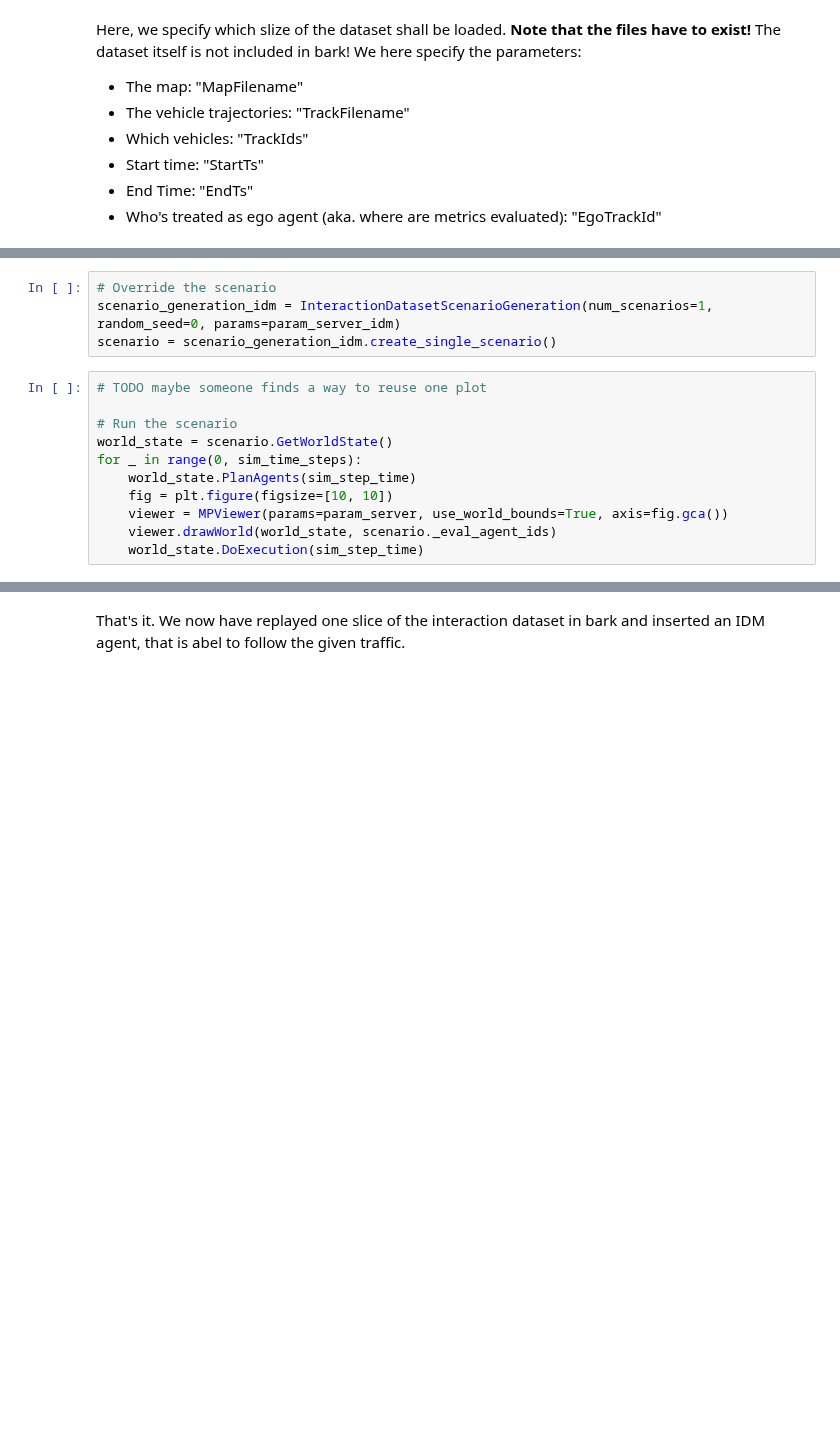
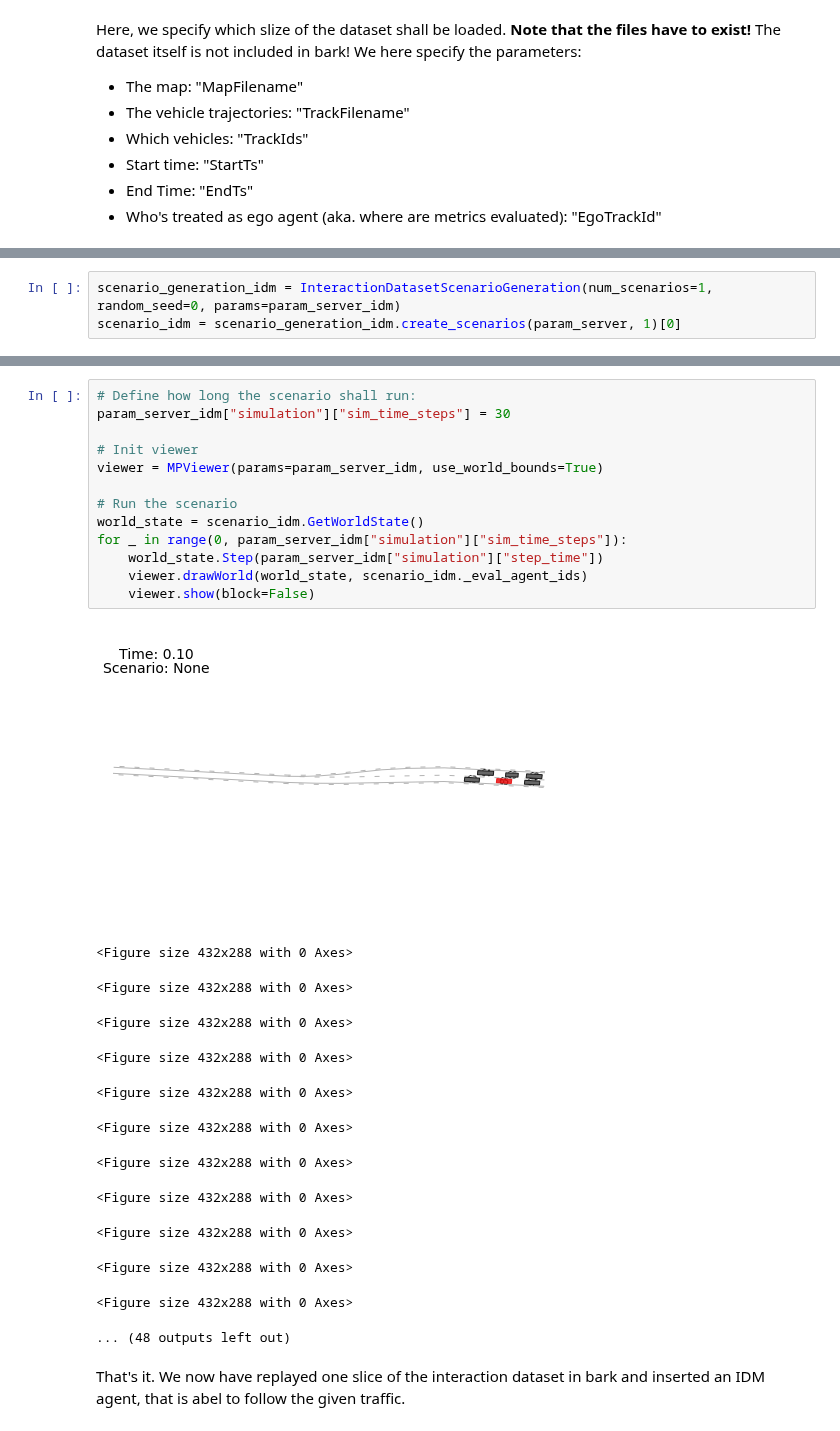
Before and after one commit to bark-simulator/bark, a Jupyter notebook: docs/tutorials/04_interaction_dataset.ipynb, the cells around one changed output, grey strips where cells are left out. Saved outputs shown, nothing was run; the diff lists cells and outputs as text; blank space fills up the shorter version.

```diff
--- a/docs/tutorials/04_interaction_dataset.ipynb
+++ b/docs/tutorials/04_interaction_dataset.ipynb
@@ -78,15 +92,3 @@ param_server_idm["Scenario"]["Generation"]["InteractionDataset"]["BehaviorModel"
 # %%
-# Override the scenario
 scenario_generation_idm = InteractionDatasetScenarioGeneration(num_scenarios=1, random_seed=0, params=param_server_idm)
-scenario = scenario_generation_idm.create_single_scenario()
+scenario_idm = scenario_generation_idm.create_scenarios(param_server, 1)[0]
-# %%
-# TODO maybe someone finds a way to reuse one plot
-
-# Run the scenario
-world_state = scenario.GetWorldState()
-for _ in range(0, sim_time_steps):
-    world_state.PlanAgents(sim_step_time)
-    fig = plt.figure(figsize=[10, 10])
-    viewer = MPViewer(params=param_server, use_world_bounds=True, axis=fig.gca())
-    viewer.drawWorld(world_state, scenario._eval_agent_ids)
-    world_state.DoExecution(sim_step_time)
@@ -99,2 +95,29 @@ for _ in range(0, sim_time_steps):
+# %%
+# Define how long the scenario shall run:
+param_server_idm["simulation"]["sim_time_steps"] = 30
+
+# Init viewer
+viewer = MPViewer(params=param_server_idm, use_world_bounds=True)
+
+# Run the scenario
+world_state = scenario_idm.GetWorldState()
+for _ in range(0, param_server_idm["simulation"]["sim_time_steps"]):
+    world_state.Step(param_server_idm["simulation"]["step_time"])
+    viewer.drawWorld(world_state, scenario_idm._eval_agent_ids)
+    viewer.show(block=False)
+# %% [output]
+[figure, added]
+<Figure size 432x288 with 0 Axes>
+<Figure size 432x288 with 0 Axes>
+<Figure size 432x288 with 0 Axes>
+<Figure size 432x288 with 0 Axes>
+<Figure size 432x288 with 0 Axes>
+<Figure size 432x288 with 0 Axes>
+<Figure size 432x288 with 0 Axes>
+<Figure size 432x288 with 0 Axes>
+<Figure size 432x288 with 0 Axes>
+<Figure size 432x288 with 0 Axes>
+<Figure size 432x288 with 0 Axes>
+... (48 outputs left out)
 # %% [markdown]
 That's it. We now have replayed one slice of the interaction dataset in bark and inserted an IDM agent, that is abel to follow the given traffic.
```
Also changed, not shown: parts of 14 cells of this notebook.
